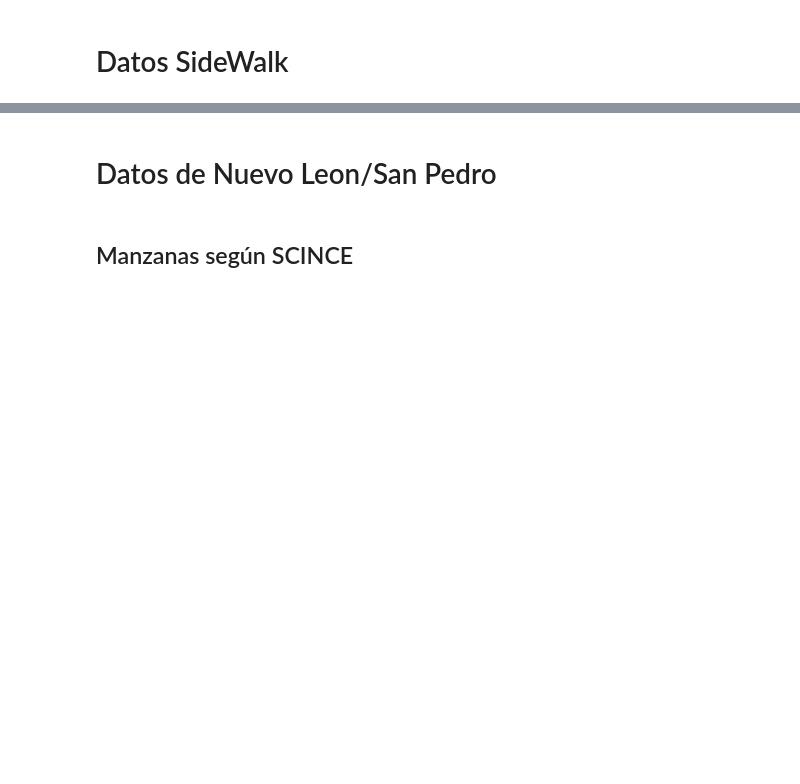
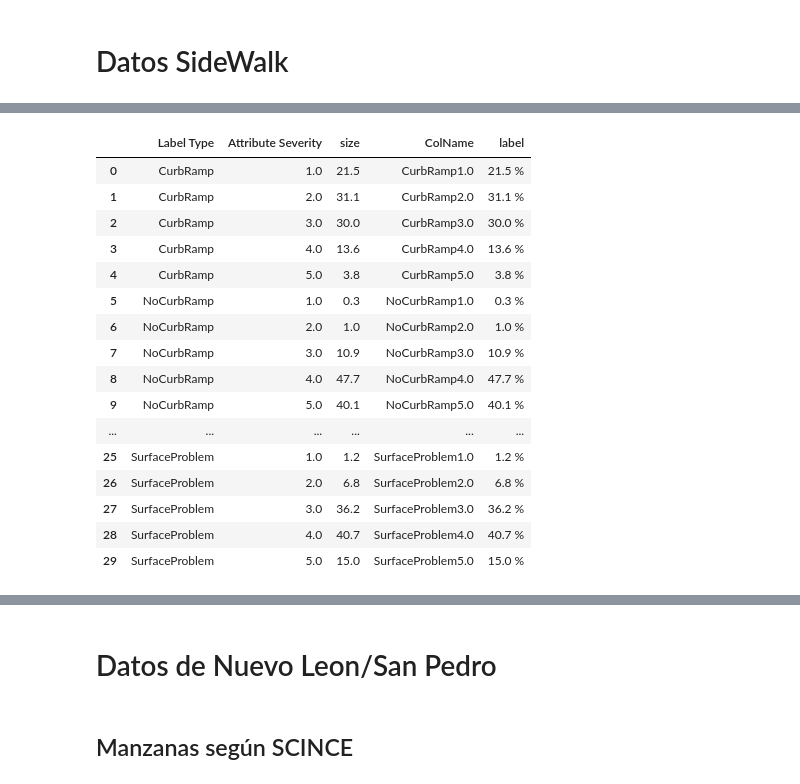
Before and after one commit to Pcorner0/SideWalkProj, a Jupyter notebook: Notebook.ipynb, the cells around one changed output, grey strips where cells are left out. Saved outputs shown, nothing was run; the diff lists cells and outputs as text; code cells hidden in the pictures; blank space fills up the shorter version.

```diff
--- a/Notebook.ipynb
+++ b/Notebook.ipynb
@@ -50,0 +114,8 @@ pointsDf = pointsDf[usefulCols]
+# %%
+cols = ["Peso","Conteo","Variable","Name" ]
+cols = ["Attribute Severity","Conteo","Label Type","Label TypeN"]
+
+df = pointsDf[pointsDf["Neighborhood Name"] == "San Pedro"].copy()
+df_grouped = df.groupby(by=["Label Type", "Attribute Severity"], as_index=False).size()
+df_grouped["ColName"] = df_grouped["Label Type"] + df_grouped["Attribute Severity"].astype(str)
+df_grouped
@@ -50,0 +140,27 @@ pointsDf = pointsDf[usefulCols]
+# %%
+df_grouped2 = pd.DataFrame()
+for id, df_ in df_grouped.groupby("Label Type"):
+
+    df_["label"] = df_["size"].apply(lambda x: str(round(x/sum(df_["size"])*100,1))+" %")
+    df_["size"] = df_["size"].apply(lambda x: round(x/sum(df_["size"])*100,1))
+    df_grouped2 = pd.concat([df_grouped2, df_])
+
+df_grouped2
+# %% [output]
+|  | Label Type | Attribute Severity | size | ColName | label |
+| 0 | CurbRamp | 1.0 | 21.5 | CurbRamp1.0 | 21.5 % |
+| 1 | CurbRamp | 2.0 | 31.1 | CurbRamp2.0 | 31.1 % |
+| 2 | CurbRamp | 3.0 | 30.0 | CurbRamp3.0 | 30.0 % |
+| 3 | CurbRamp | 4.0 | 13.6 | CurbRamp4.0 | 13.6 % |
+| 4 | CurbRamp | 5.0 | 3.8 | CurbRamp5.0 | 3.8 % |
+| 5 | NoCurbRamp | 1.0 | 0.3 | NoCurbRamp1.0 | 0.3 % |
+| 6 | NoCurbRamp | 2.0 | 1.0 | NoCurbRamp2.0 | 1.0 % |
+| 7 | NoCurbRamp | 3.0 | 10.9 | NoCurbRamp3.0 | 10.9 % |
+| 8 | NoCurbRamp | 4.0 | 47.7 | NoCurbRamp4.0 | 47.7 % |
+| 9 | NoCurbRamp | 5.0 | 40.1 | NoCurbRamp5.0 | 40.1 % |
+| ... | ... | ... | ... | ... | ... |
+| 25 | SurfaceProblem | 1.0 | 1.2 | SurfaceProblem1.0 | 1.2 % |
+| 26 | SurfaceProblem | 2.0 | 6.8 | SurfaceProblem2.0 | 6.8 % |
+| 27 | SurfaceProblem | 3.0 | 36.2 | SurfaceProblem3.0 | 36.2 % |
+| 28 | SurfaceProblem | 4.0 | 40.7 | SurfaceProblem4.0 | 40.7 % |
+| 29 | SurfaceProblem | 5.0 | 15.0 | SurfaceProblem5.0 | 15.0 % |
```
Also changed, not shown: parts of 8 cells of this notebook.
